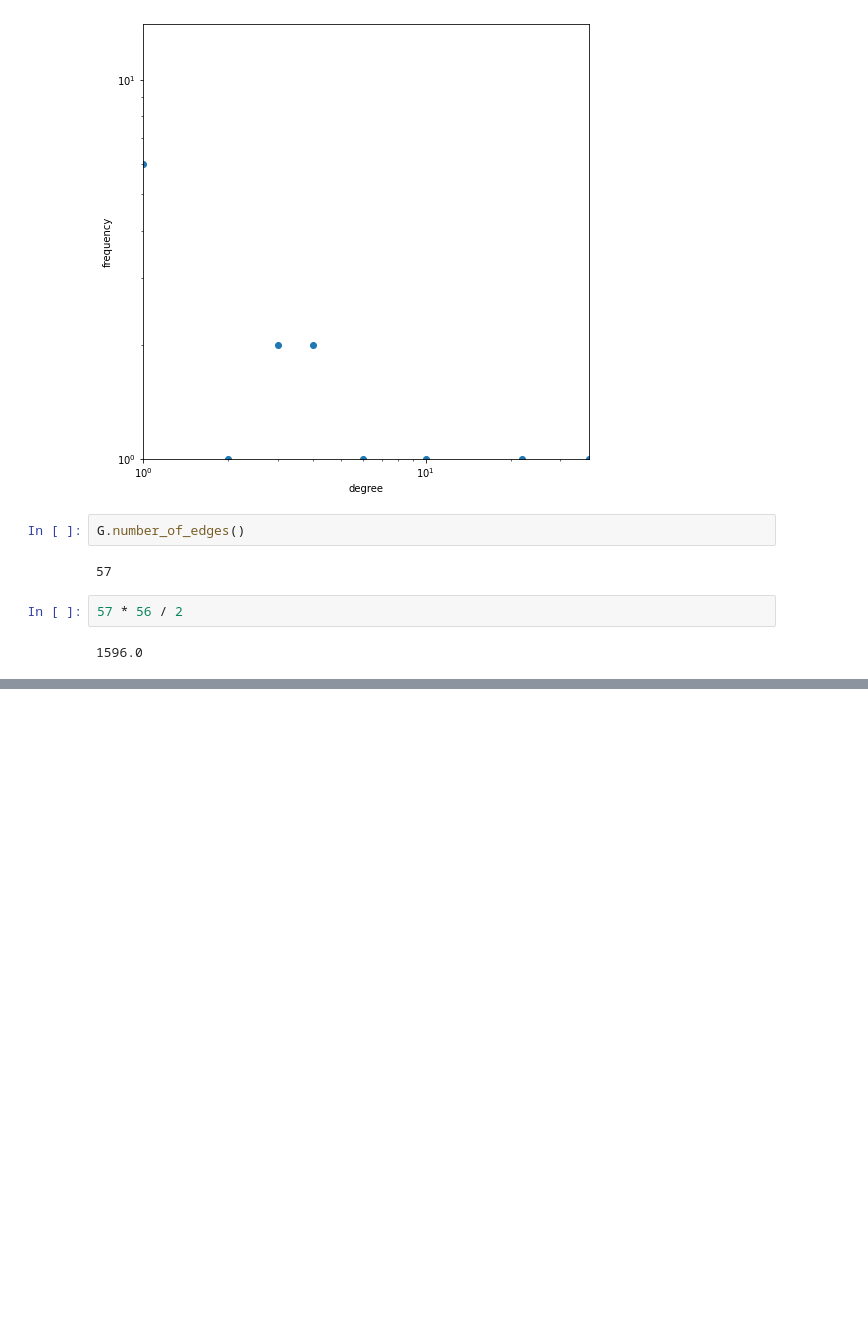
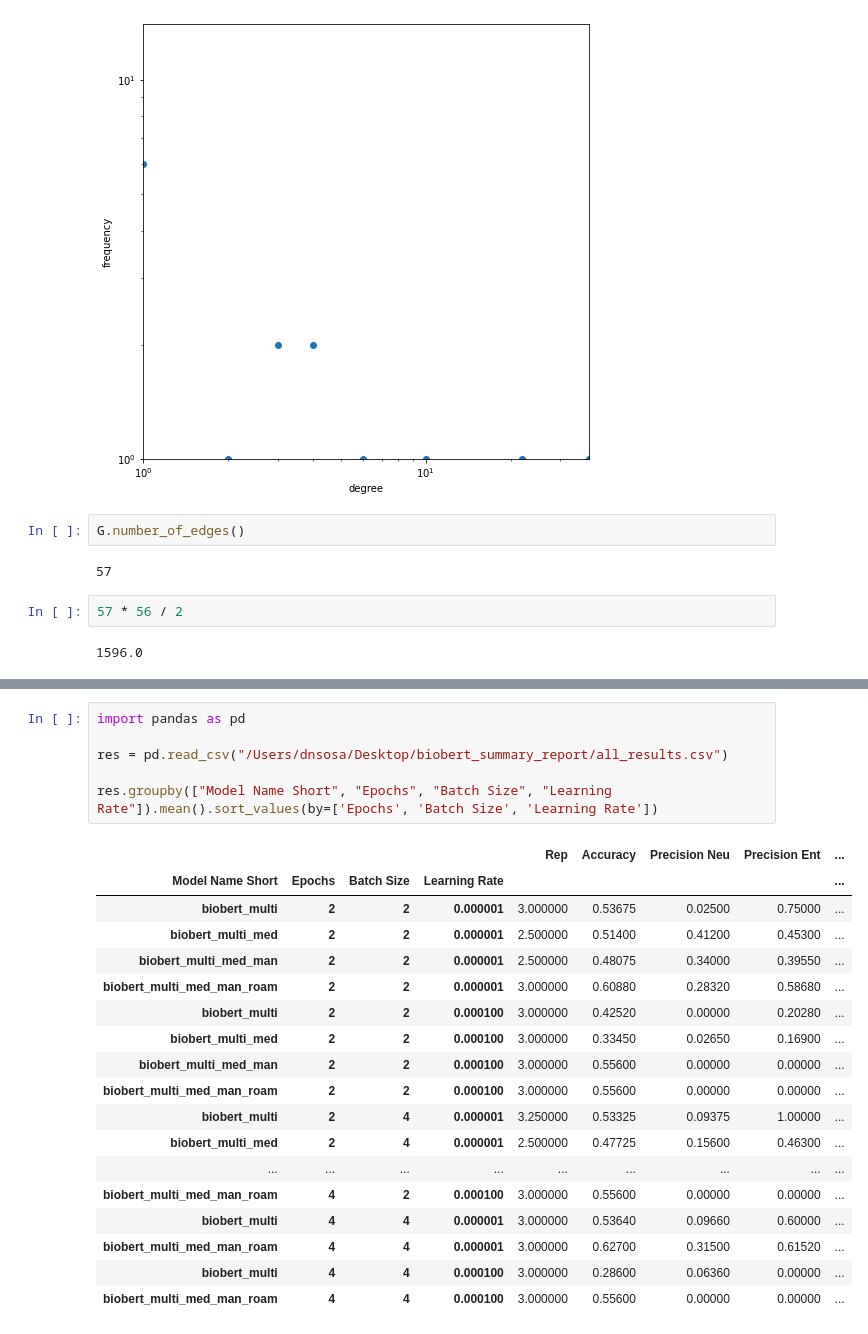
Before and after one commit to CoronaWhy/drug-lit-contradictory-claims, a Jupyter notebook: notebooks/making_roam_trainvaltest.ipynb, the cells around one changed output, grey strips where cells are left out. Saved outputs shown, nothing was run; the diff lists cells and outputs as text; blank space fills up the shorter version.

```diff
--- a/notebooks/making_roam_trainvaltest.ipynb
+++ b/notebooks/making_roam_trainvaltest.ipynb
@@ -899,0 +929,25 @@ G.number_of_edges()
+# %%
+import pandas as pd
+
+res = pd.read_csv("/Users/dnsosa/Desktop/biobert_summary_report/all_results.csv")
+
+res.groupby(["Model Name Short", "Epochs", "Batch Size", "Learning Rate"]).mean().sort_values(by=['Epochs', 'Batch Size', 'Learning Rate'])
+# %% [output]
+|  |  |  |  | Rep | Accuracy | Precision Neu | Precision Ent | ... |
+| Model Name Short | Epochs | Batch Size | Learning Rate |  |  |  |  | ... |
+| biobert_multi | 2 | 2 | 0.000001 | 3.000000 | 0.53675 | 0.02500 | 0.75000 | ... |
+| biobert_multi_med | 2 | 2 | 0.000001 | 2.500000 | 0.51400 | 0.41200 | 0.45300 | ... |
+| biobert_multi_med_man | 2 | 2 | 0.000001 | 2.500000 | 0.48075 | 0.34000 | 0.39550 | ... |
+| biobert_multi_med_man_roam | 2 | 2 | 0.000001 | 3.000000 | 0.60880 | 0.28320 | 0.58680 | ... |
+| biobert_multi | 2 | 2 | 0.000100 | 3.000000 | 0.42520 | 0.00000 | 0.20280 | ... |
+| biobert_multi_med | 2 | 2 | 0.000100 | 3.000000 | 0.33450 | 0.02650 | 0.16900 | ... |
+| biobert_multi_med_man | 2 | 2 | 0.000100 | 3.000000 | 0.55600 | 0.00000 | 0.00000 | ... |
+| biobert_multi_med_man_roam | 2 | 2 | 0.000100 | 3.000000 | 0.55600 | 0.00000 | 0.00000 | ... |
+| biobert_multi | 2 | 4 | 0.000001 | 3.250000 | 0.53325 | 0.09375 | 1.00000 | ... |
+| biobert_multi_med | 2 | 4 | 0.000001 | 2.500000 | 0.47725 | 0.15600 | 0.46300 | ... |
+| ... | ... | ... | ... | ... | ... | ... | ... | ... |
+| biobert_multi_med_man_roam | 4 | 2 | 0.000100 | 3.000000 | 0.55600 | 0.00000 | 0.00000 | ... |
+| biobert_multi | 4 | 4 | 0.000001 | 3.000000 | 0.53640 | 0.09660 | 0.60000 | ... |
+| biobert_multi_med_man_roam | 4 | 4 | 0.000001 | 3.000000 | 0.62700 | 0.31500 | 0.61520 | ... |
+| biobert_multi | 4 | 4 | 0.000100 | 3.000000 | 0.28600 | 0.06360 | 0.00000 | ... |
+| biobert_multi_med_man_roam | 4 | 4 | 0.000100 | 3.000000 | 0.55600 | 0.00000 | 0.00000 | ... |
```
Also changed, not shown: parts of 4 cells of this notebook.
